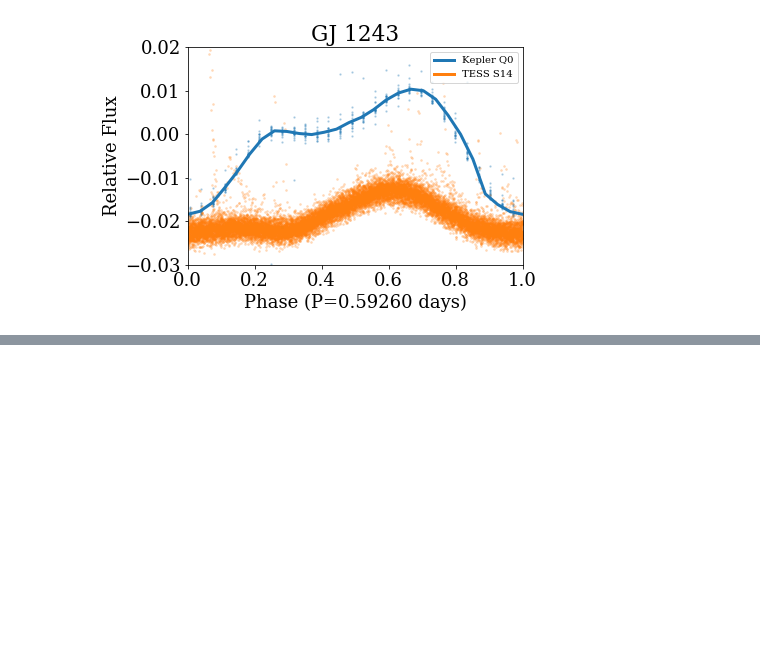
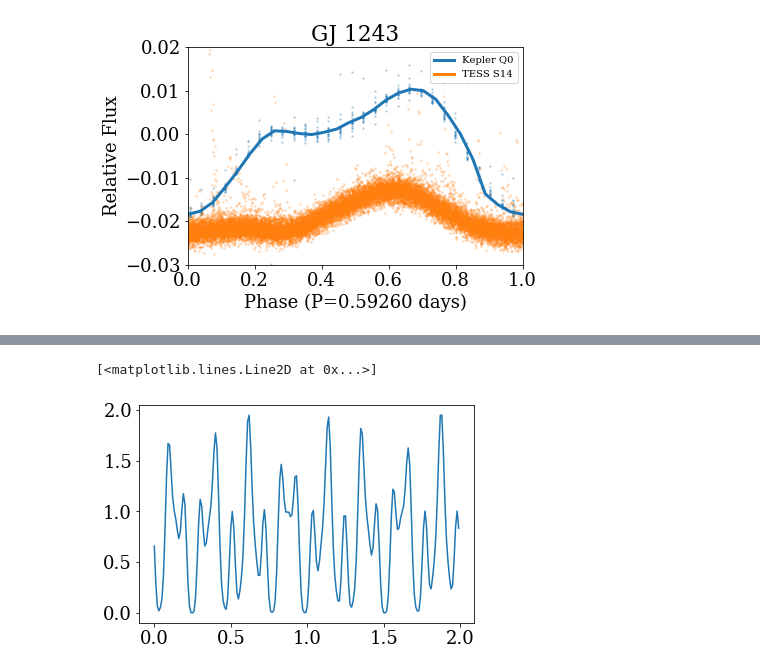
Before and after one commit to jradavenport/gj1243_10yrs, a Jupyter notebook: starspot_search.ipynb, the cells around one changed output, grey strips where cells are left out. Drawn from its saved outputs; the diff is of its cells as text; code cells hidden in the pictures; blank space fills up the shorter version.

```diff
--- a/starspot_search.ipynb
+++ b/starspot_search.ipynb
@@ -131,0 +133,11 @@ Text(0, 0.5, 'Relative Flux')
+# %%
+t = np.arange(0, 2, 0.01)
+
+f1 = np.cos(t*2*np.pi / 0.5)**4
+f2 = (np.sin(t*2*np.pi / 0.5)**4 + np.cos((t-0.3)*2*np.pi / 0.21)**4)
+
+# plt.plot(t,f1)
+plt.plot(t,f2)
+# %% [output]
+[<matplotlib.lines.Line2D at 0x...>]
+[figure, added]
```
Also changed, not shown: parts of 46 cells of this notebook, 1 other file.
